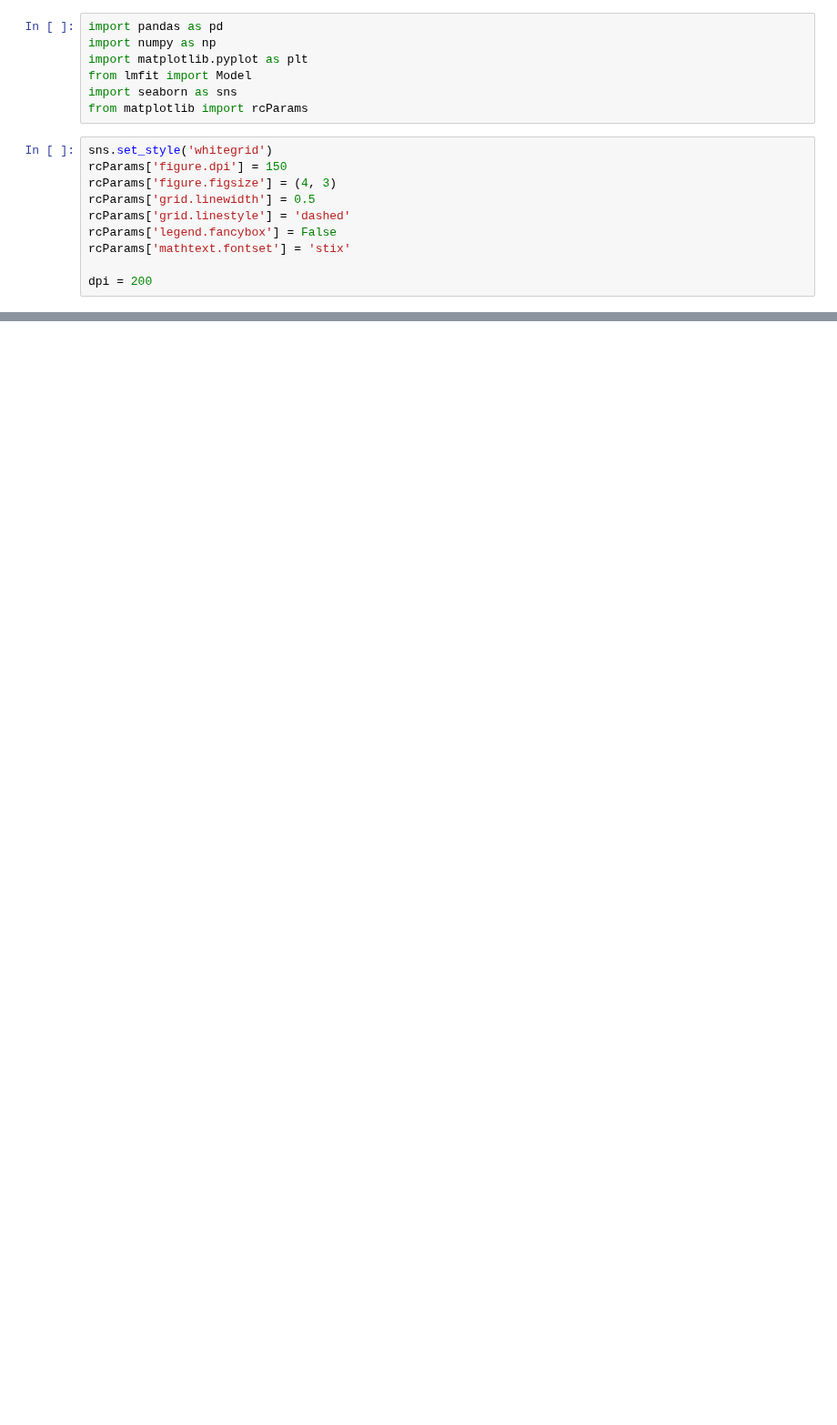
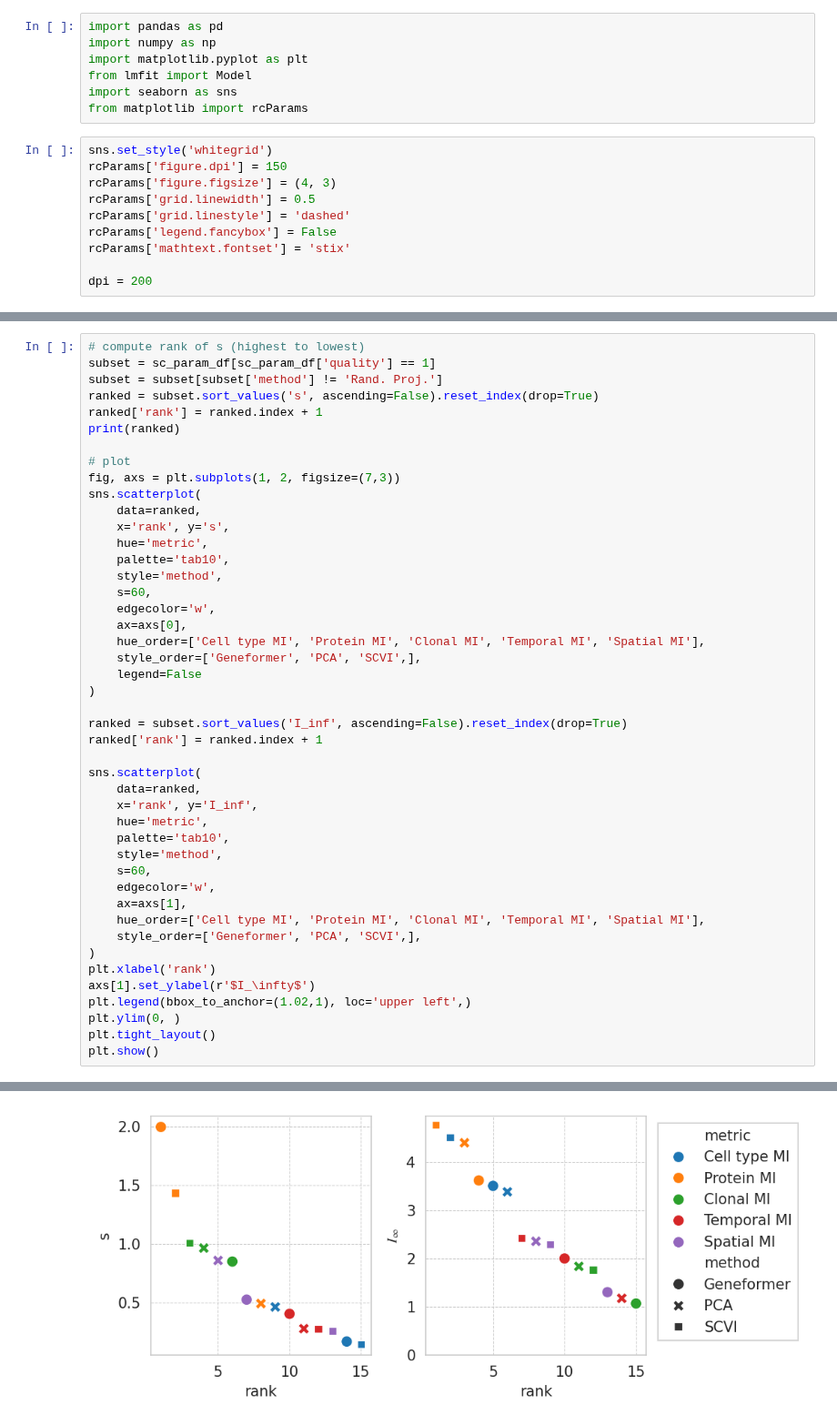
Before and after one commit to igor-sadalski/Scaling-up-measurement-noise-scaling-laws, a Jupyter notebook: analysis/cell_number_scaling.ipynb, the cells around one changed output, grey strips where cells are left out. Shown at 91% size. Cells and saved outputs as stored; diff of their text form; blank space fills up the shorter version.

```diff
--- a/analysis/cell_number_scaling.ipynb
+++ b/analysis/cell_number_scaling.ipynb
@@ -147,0 +159,46 @@ plotting pre-computed data... go!
+# %%
+# compute rank of s (highest to lowest)
+subset = sc_param_df[sc_param_df['quality'] == 1]
+subset = subset[subset['method'] != 'Rand. Proj.']
+ranked = subset.sort_values('s', ascending=False).reset_index(drop=True)
+ranked['rank'] = ranked.index + 1
+print(ranked)
+
+# plot
+fig, axs = plt.subplots(1, 2, figsize=(7,3))
+sns.scatterplot(
+    data=ranked,
+    x='rank', y='s',
+    hue='metric',
+    palette='tab10',
+    style='method',
+    s=60,
+    edgecolor='w',
+    ax=axs[0],
+    hue_order=['Cell type MI', 'Protein MI', 'Clonal MI', 'Temporal MI', 'Spatial MI'],
+    style_order=['Geneformer', 'PCA', 'SCVI',],
+    legend=False
+)
+
+ranked = subset.sort_values('I_inf', ascending=False).reset_index(drop=True)
+ranked['rank'] = ranked.index + 1
+
+sns.scatterplot(
+    data=ranked,
+    x='rank', y='I_inf',
+    hue='metric',
+    palette='tab10',
+    style='method',
+    s=60,
+    edgecolor='w',
+    ax=axs[1],
+    hue_order=['Cell type MI', 'Protein MI', 'Clonal MI', 'Temporal MI', 'Spatial MI'],
+    style_order=['Geneformer', 'PCA', 'SCVI',],
+)
+plt.xlabel('rank')
+axs[1].set_ylabel(r'$I_\infty$')
+plt.legend(bbox_to_anchor=(1.02,1), loc='upper left',)
+plt.ylim(0, )
+plt.tight_layout()
+plt.show()
+# %% [output]
@@ -147,0 +222 @@ plotting pre-computed data... go!
+[figure, added]
```
Also changed, not shown: parts of 9 cells of this notebook, 1 other file.
